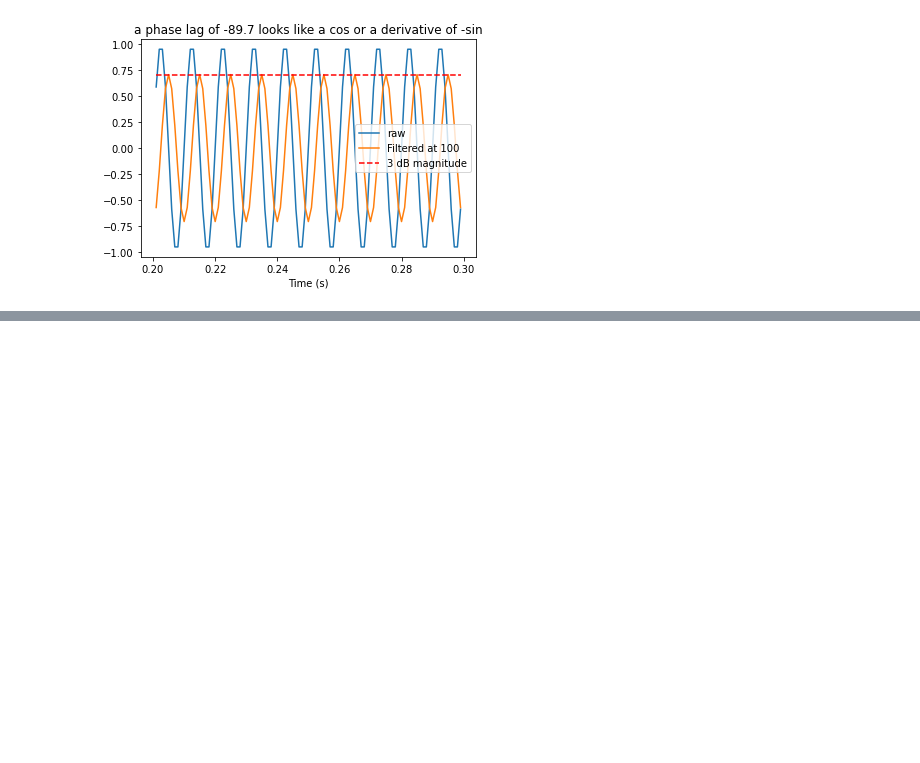
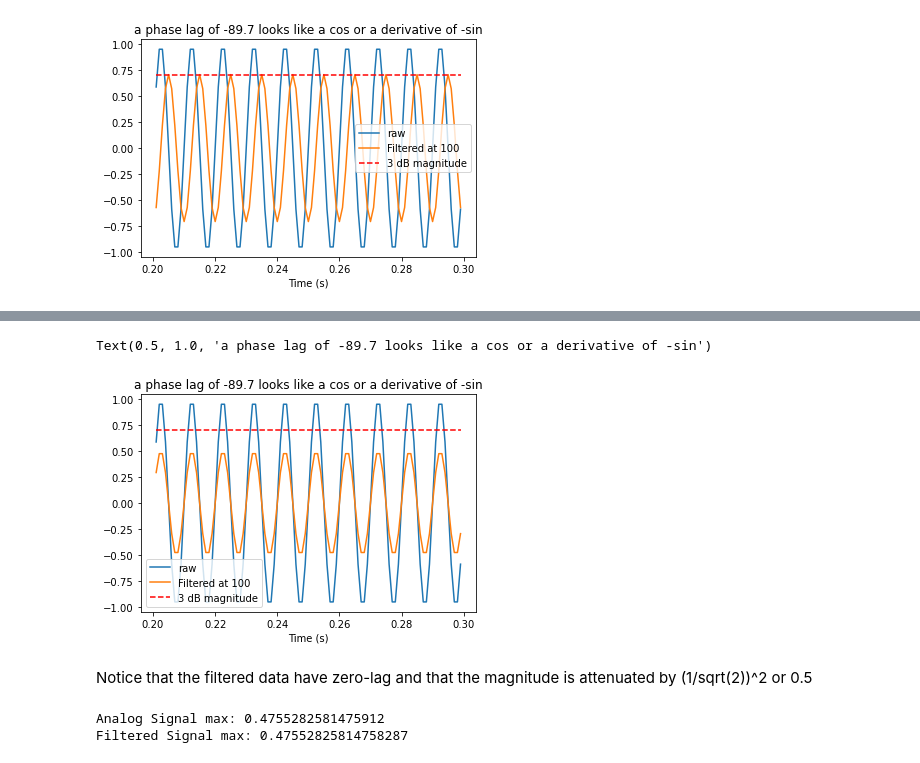
Before and after one commit to JeffChuSBX/LunchAndLearn, a Jupyter notebook: Lunch_And_Learn_2_SignalProcessing.ipynb, the cells around one changed output, grey strips where cells are left out. Saved outputs shown, nothing was run; the diff lists cells and outputs as text; code cells hidden in the pictures; blank space fills up the shorter version.

Commit message:
added zero lag filter

```diff
--- a/Lunch_And_Learn_2_SignalProcessing.ipynb
+++ b/Lunch_And_Learn_2_SignalProcessing.ipynb
@@ -299,0 +303,32 @@ Text(0.5, 1.0, 'a phase lag of -89.7 looks like a cos or a derivative of -sin')
+# %%
+# filter this signal using the filter above
+filtSignal = signal.lfilter(b, a, analogSignal)
+
+# reverse the signal
+filtSignal = signal.lfilter(b, a, filtSignal[-1::-1])
+
+# reverse to again
+filtSignal = filtSignal[-1::-1]
+
+# zooming in shows you the phase lag
+idx = np.where((time > 0.2) & (time < 0.3))
+plt.figure()
+plt.plot(time[idx], analogSignal[idx], label='raw')
+plt.plot(time[idx], filtSignal[idx], label=f"Filtered at {Fc}")
+plt.xlabel('Time (s)')
+
+# add horizontal line for 3dB threshold
+plt.plot(time[idx], baseline[idx], 'r--', label='3 dB magnitude')
+plt.legend()
+plt.title(f"a phase lag of {phase90:2.1f} looks like a cos or a derivative of -sin")
+# %% [output]
+Text(0.5, 1.0, 'a phase lag of -89.7 looks like a cos or a derivative of -sin')
+[figure, added]
+# %% [markdown]
+Notice that the filtered data have zero-lag and that the magnitude is attenuated by (1/sqrt(2))^2 or 0.5
+# %%
+print(f"Analog Signal Max: {np.max(analogSignal) * .5}")
+print(f"Filtered Signal Max: {np.max(filtSignal[idx])}")
+# %% [output]
+Analog Signal max: 0.4755282581475912
+Filtered Signal max: 0.47552825814758287
```
Also changed, not shown: parts of 6 cells of this notebook.
